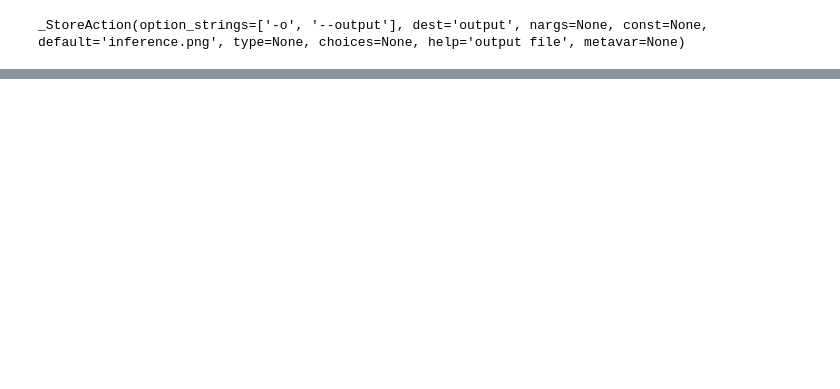
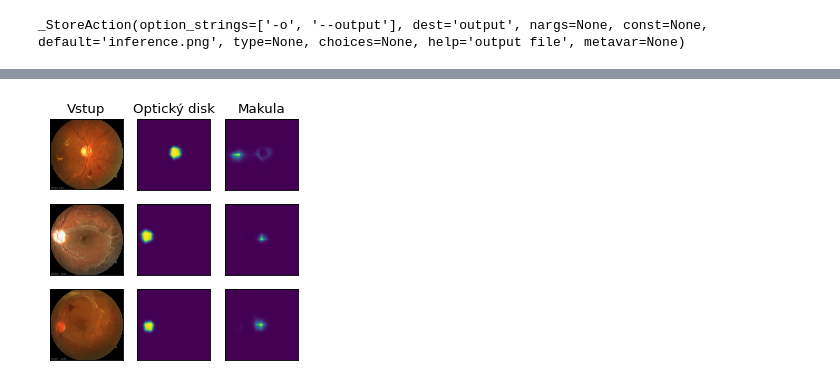
Before and after one commit to marekkles/BIO, a Jupyter notebook: inference.ipynb, the cells around one changed output, grey strips where cells are left out. Drawn from its saved outputs; the diff is of its cells as text; code cells hidden in the pictures; blank space fills up the shorter version.

```diff
--- a/inference.ipynb
+++ b/inference.ipynb
@@ -69,0 +107,4 @@ ax3.imshow(np.array(output[1]))
+# %%
+evaluate('ResNet101-30epochs/checkpoint.pth', 'fcn_resnet101')
+# %% [output]
+[figure, added]
```
Also changed, not shown: parts of 11 cells of this notebook, 4 other files.
